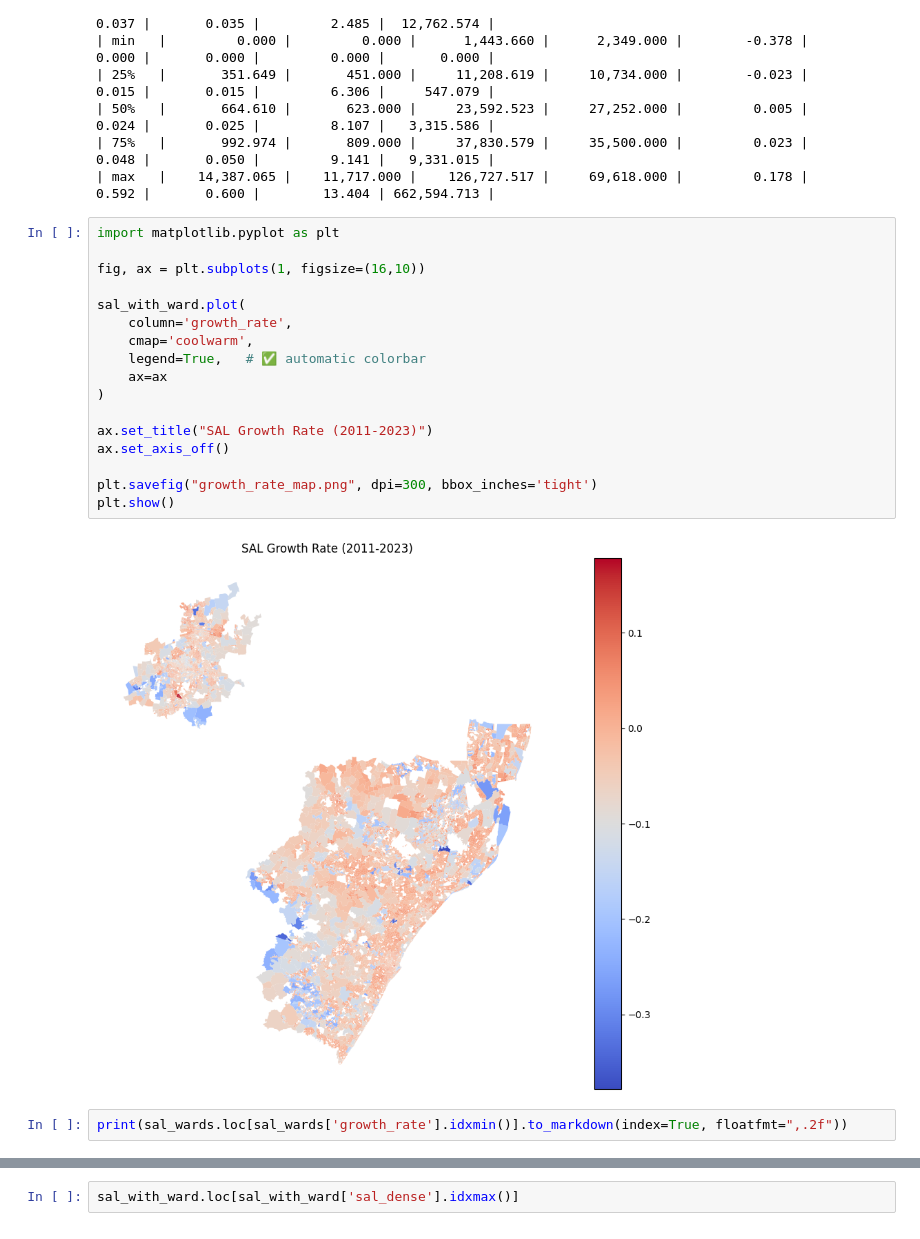
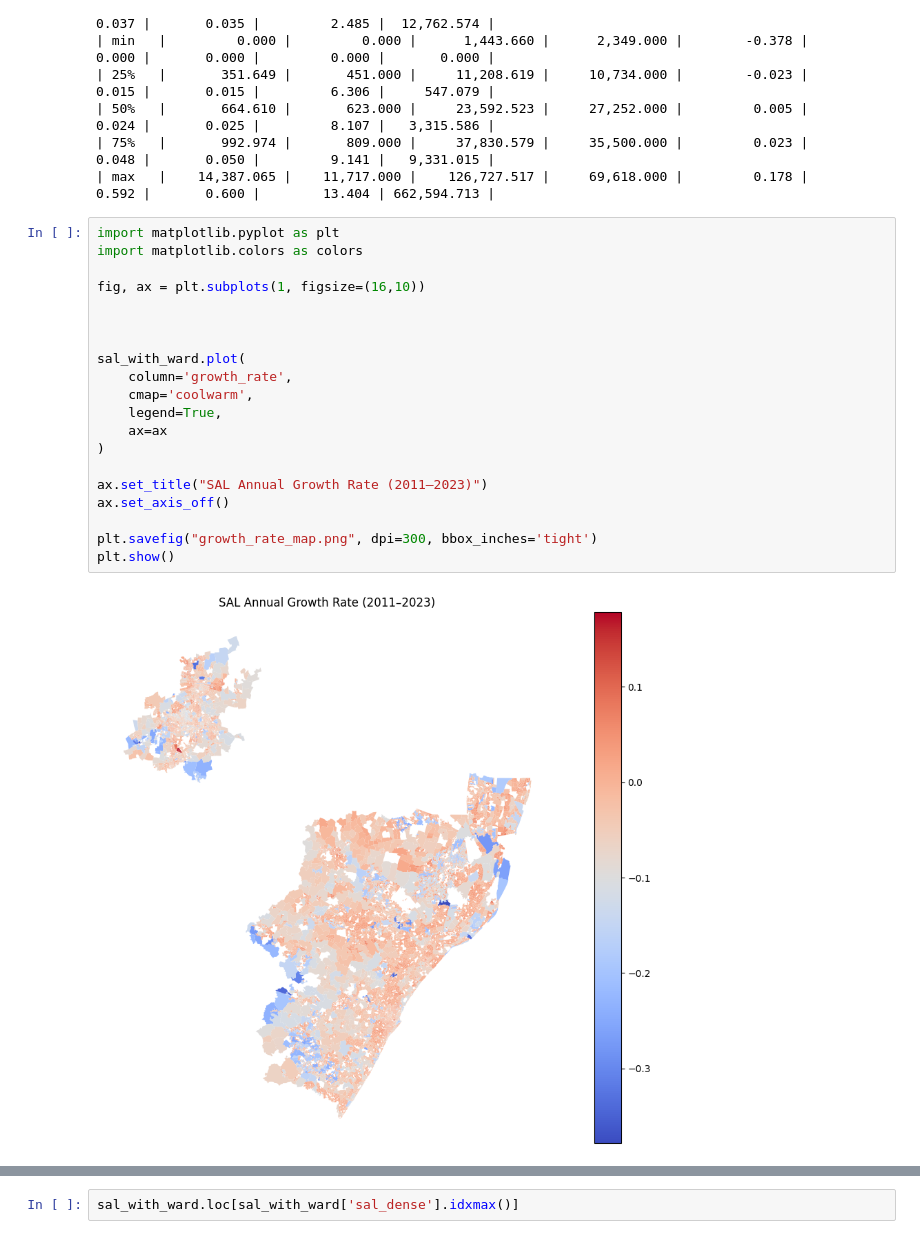
Before and after one commit to tess-vu/south-africa-healthcare, a Jupyter notebook: newpred.ipynb, the cells around one changed output, grey strips where cells are left out. Cells and saved outputs as stored; diff of their text form.

```diff
--- a/newpred.ipynb
+++ b/newpred.ipynb
@@ -570,22 +570,23 @@ print(summary.to_markdown(floatfmt=",.3f"))
 | max   |    14,387.065 |    11,717.000 |    126,727.517 |     69,618.000 |         0.178 |          0.592 |       0.600 |        13.404 | 662,594.713 |
 # %%
 import matplotlib.pyplot as plt
+import matplotlib.colors as colors
 
 fig, ax = plt.subplots(1, figsize=(16,10))
+
+
 
 sal_with_ward.plot(
     column='growth_rate',
     cmap='coolwarm',
-    legend=True,   # ✅ automatic colorbar
+    legend=True,
     ax=ax
 )
 
-ax.set_title("SAL Growth Rate (2011-2023)")
+ax.set_title("SAL Annual Growth Rate (2011–2023)")
 ax.set_axis_off()
 
 plt.savefig("growth_rate_map.png", dpi=300, bbox_inches='tight')
 plt.show()
 # %% [output]
-[figure, old version]
+[figure, new version]
-# %%
-print(sal_wards.loc[sal_wards['growth_rate'].idxmin()].to_markdown(index=True, floatfmt=",.2f"))
```
Also changed, not shown: parts of 1 cell of this notebook, 1 other file.
